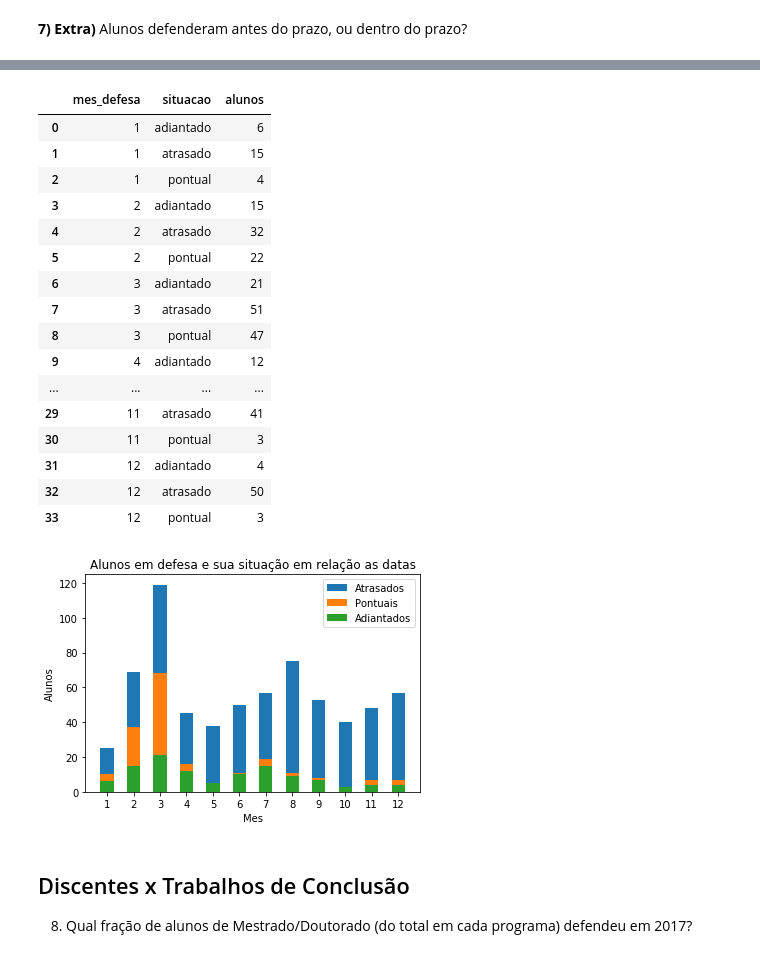
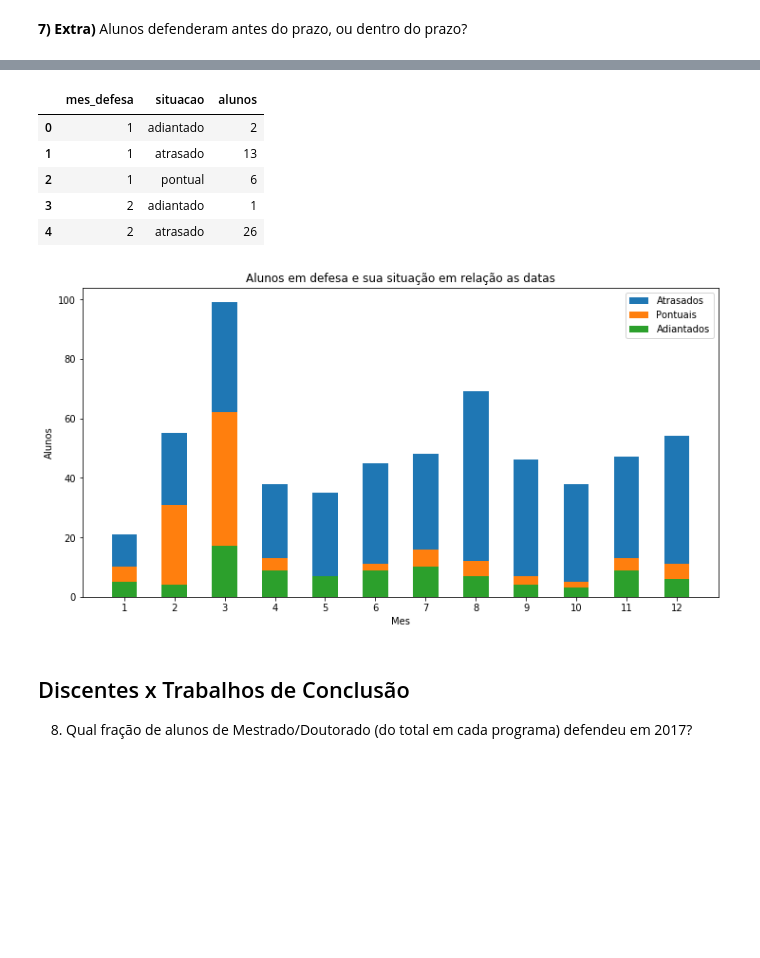
Before and after one commit to Pedalves/DataScience, a Jupyter notebook: CAPES/T1.1 Enunciado - Analise descritiva de dados de PG.ipynb, the cells around one changed output, grey strips where cells are left out. Drawn from its saved outputs; the diff is of its cells as text; code cells hidden in the pictures; blank space fills up the shorter version.

```diff
--- a/CAPES/T1.1 Enunciado - Analise descritiva de dados de PG.ipynb
+++ b/CAPES/T1.1 Enunciado - Analise descritiva de dados de PG.ipynb
@@ -894,12 +894,18 @@ plt.show()
 discentes_admissao = discentes_df[['nome','data_matricula']]
 trabalhos_categ_autor_df = trabalhos_df[trabalhos_df.tipo.isin(["TESE", "DISSERTAÇÃO"])]
 
+replaceDict = {
+    'DISSERTAÇÃO': 'Mestrado',
+    'TESE': 'Doutorado'
+}
+trabalhos_categ_autor_df = trabalhos_categ_autor_df.replace( {'tipo': replaceDict } )
+
 trabalhos_categ_autor_df = pd.merge(
     trabalhos_categ_autor_df,
-    discentes_df[['nome','data_matricula']],
+    discentes_df[['nome','nivel','data_matricula']],
     how='left',
-    left_on='autor',
-    right_on='nome')
+    left_on= ['autor','tipo'],
+    right_on= ['nome','nivel'])
 
 trabalhos_categ_autor_df["data_matricula"] = pd.to_datetime(trabalhos_categ_autor_df["data_matricula"])
 trabalhos_categ_autor_df["data_defesa"] = pd.to_datetime(trabalhos_categ_autor_df["data_defesa"])
@@ -908,6 +914,8 @@ trabalhos_categ_autor_df["tempo_para_defesa"] = trabalhos_categ_autor_df["data_d
 
 trabalhos_categ_autor_df = trabalhos_categ_autor_df[['nome','tipo','data_matricula','data_defesa','tempo_para_defesa']]
 
+trabalhos_categ_autor_df = trabalhos_categ_autor_df.sort_values('tempo_para_defesa')
+
 trabalhos_categ_autor_df.head()
 # %% [output]
 |  | nome | tipo | data_matricula | data_defesa | tempo_para_defesa |
@@ -919,19 +937,29 @@ trabalhos_categ_autor_df.head()
 # %%
 # Categorias de defesa
-# adiantado: < 23 meses ( 700 dias )
-# pontual: > 23 meses e < 26 meses
-# atrasado: > 26 meses ( 760 dias )
+# adiantado: defendeu até 1 mes antes do final esperado do programa
+# pontual: defendeu entre 1 mes antes e 1 mes depois do final esperado do programa
+# atrasado: defendeu mais de 1 mes depois do final esperado do programa
 
 def applyCategoriaDefesa( row ):
+    toleranciaDias = 60
+
+    if row['tipo'] == 'Doutorado':
+        anosDePrograma = 4
+    else:
+        anosDePrograma = 2
+
+    diasDePrograma = anosDePrograma * 365
+
     tempo = row['tempo_para_defesa']
 
-    if tempo < pd.Timedelta('700 days'):
+    if tempo < pd.Timedelta(str(diasDePrograma-toleranciaDias)+' days'):
         return 'adiantado'
 
-    if tempo < pd.Timedelta('790 days'):
+    elif tempo < pd.Timedelta(str(diasDePrograma+toleranciaDias)+' days'):
         return 'pontual'
 
-    return 'atrasado'
+    else:
+        return 'atrasado'
 
 trabalhos_categ_autor_df['situacao'] = trabalhos_categ_autor_df.apply( applyCategoriaDefesa , axis = 1 )
 
@@ -958,25 +977,14 @@ trabalhos_categ_autor_df.head()
 trabalhos_categ_autor_group_df = trabalhos_categ_autor_df[['situacao','mes_defesa','nome']]
 trabalhos_categ_autor_group_df = trabalhos_categ_autor_group_df.groupby( ['mes_defesa','situacao'] ).count().reset_index()
 trabalhos_categ_autor_group_df.columns = ['mes_defesa','situacao','alunos']
-trabalhos_categ_autor_group_df
+trabalhos_categ_autor_group_df.head()
 # %% [output]
 |  | mes_defesa | situacao | alunos |
-| 0 | 1 | adiantado | 6 |
-| 1 | 1 | atrasado | 15 |
-| 2 | 1 | pontual | 4 |
-| 3 | 2 | adiantado | 15 |
-| 4 | 2 | atrasado | 32 |
-| 5 | 2 | pontual | 22 |
-| 6 | 3 | adiantado | 21 |
-| 7 | 3 | atrasado | 51 |
-| 8 | 3 | pontual | 47 |
-| 9 | 4 | adiantado | 12 |
-| ... | ... | ... | ... |
-| 29 | 11 | atrasado | 41 |
-| 30 | 11 | pontual | 3 |
-| 31 | 12 | adiantado | 4 |
-| 32 | 12 | atrasado | 50 |
-| 33 | 12 | pontual | 3 |
+| 0 | 1 | adiantado | 2 |
+| 1 | 1 | atrasado | 13 |
+| 2 | 1 | pontual | 6 |
+| 3 | 2 | adiantado | 1 |
+| 4 | 2 | atrasado | 26 |
 # %%
 # Preparando dados para plotar as barras separadas
 plot_base_df = pd.DataFrame( index = (i for i in range(len(trabalhos_categ_autor_group_df.mes_defesa.unique()))))
@@ -997,27 +1005,29 @@ plot3_df = plot3_df.fillna(0)
 plot3_df['alunos'] = plot2_df['alunos'] + plot3_df['alunos']
 # %%
 # Plotando resultados
+fig, ax = plt.subplots()
 
 ind = np.arange( len(plot_base_df.mes_defesa.unique()) )    # the x locations for the groups
 ind = ind + 1
 
 width = 0.5       # the width of the bars: can also be len(x) sequence
-
 
 p1 = plt.bar(ind, plot3_df.alunos, width )
 p2 = plt.bar(ind, plot2_df.alunos, width )
 p3 = plt.bar(ind, plot1_df.alunos, width )
 
 plt.ylabel('Alunos')
 plt.xlabel('Mes')
 plt.title('Alunos em defesa e sua situação em relação as datas')
 plt.xticks(ind)
 
 plt.legend((p1[0], p2[0], p3[0]), ('Atrasados', 'Pontuais', 'Adiantados'))
 
+fig.set_size_inches(12,6)
+
 plt.show()
 # %% [output]
-[figure, old version]
+[figure, new version]
 # %% [markdown]
 ## Discentes x Trabalhos de Conclusão
 8) Qual fração de alunos de Mestrado/Doutorado (do total em cada programa) defendeu em 2017?
```
Also changed, not shown: parts of 4 cells of this notebook.
